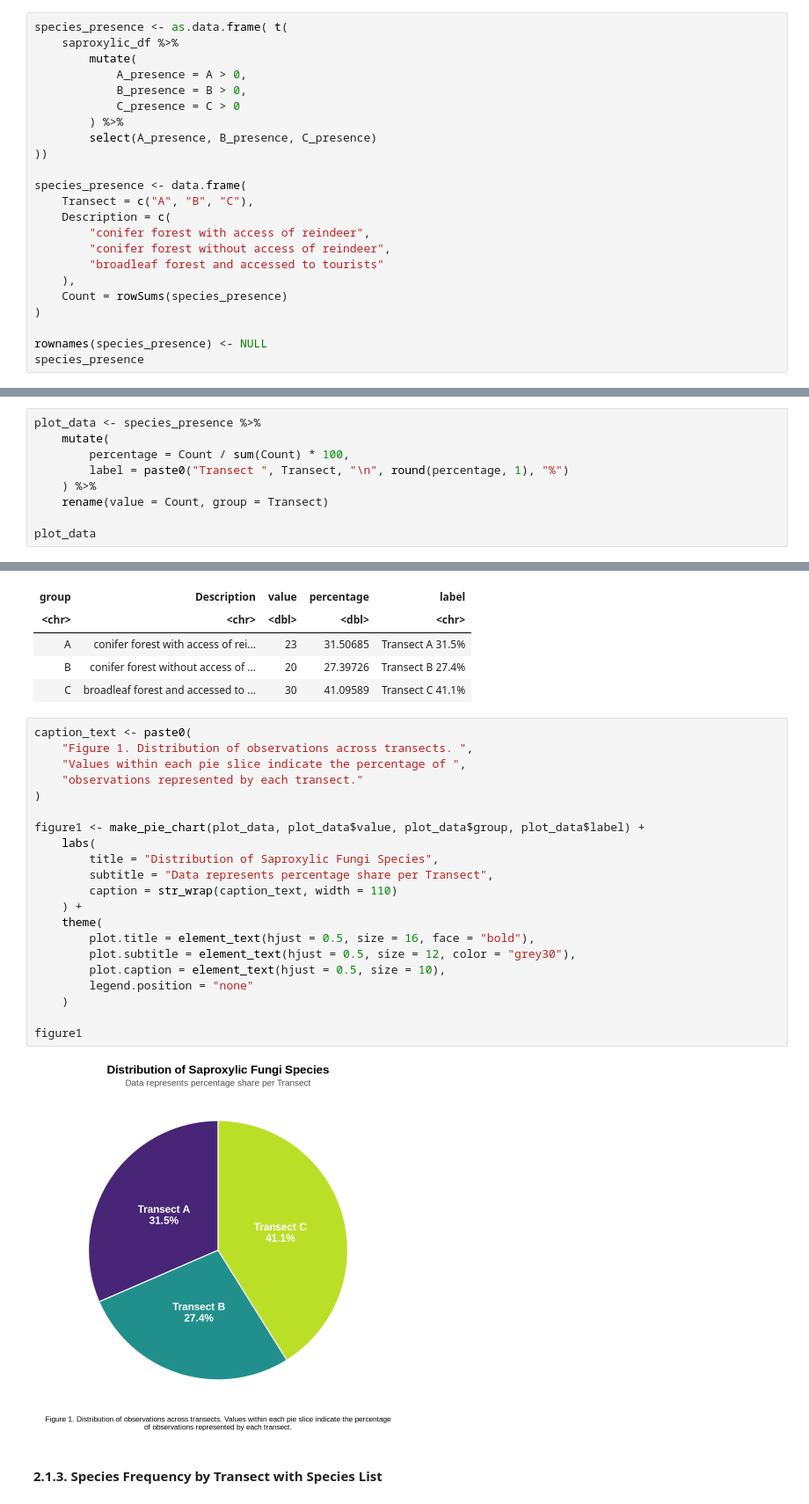
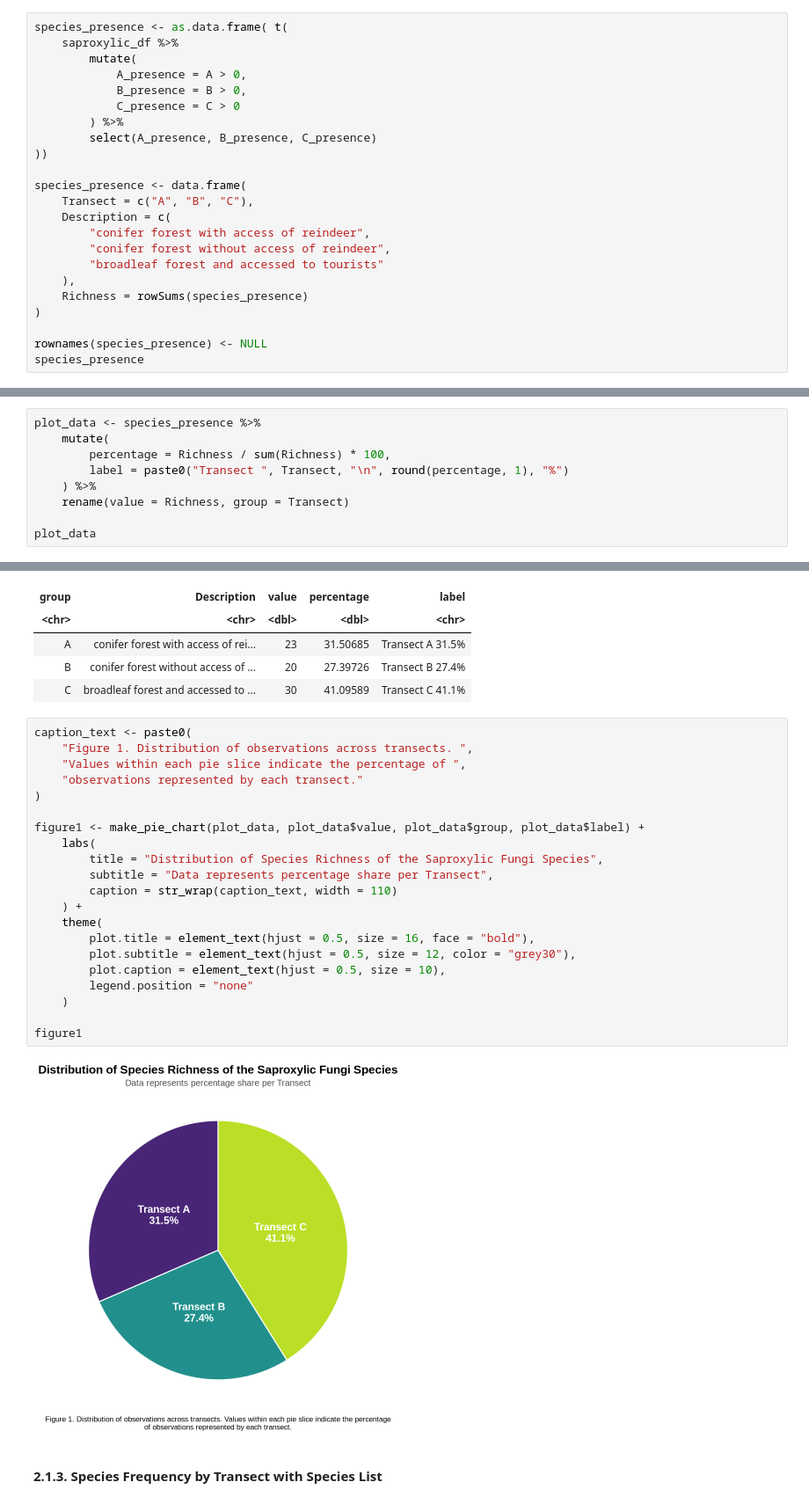
Before and after one commit to joelclim/oulanka-mycopins, a Jupyter notebook: notebooks/1-Exploratory-Data-Analysis.ipynb, the cells around one changed output, grey strips where cells are left out. Shown at 88% size. Cells and saved outputs as stored; diff of their text form.

```diff
--- a/notebooks/1-Exploratory-Data-Analysis.ipynb
+++ b/notebooks/1-Exploratory-Data-Analysis.ipynb
@@ -302,7 +293,7 @@ species_presence <- data.frame(
         "conifer forest without access of reindeer",
         "broadleaf forest and accessed to tourists"
     ),
-    Count = rowSums(species_presence)
+    Richness = rowSums(species_presence)
 )
 
 rownames(species_presence) <- NULL
@@ -346,10 +337,10 @@ Table 1: Species richness of saproxylic fungi across transects
 # %%
 plot_data <- species_presence %>%
     mutate(
-        percentage = Count / sum(Count) * 100,
+        percentage = Richness / sum(Richness) * 100,
         label = paste0("Transect ", Transect, "\n", round(percentage, 1), "%")
     ) %>%
-    rename(value = Count, group = Transect)
+    rename(value = Richness, group = Transect)
 
 plot_data
 # %% [output]
@@ -362,26 +353,26 @@ A data.frame: 3 × 5
 # %%
 caption_text <- paste0(
     "Figure 1. Distribution of observations across transects. ",
     "Values within each pie slice indicate the percentage of ",
     "observations represented by each transect."
 )
 
 figure1 <- make_pie_chart(plot_data, plot_data$value, plot_data$group, plot_data$label) +
     labs(
-        title = "Distribution of Saproxylic Fungi Species",
+        title = "Distribution of Species Richness of the Saproxylic Fungi Species",
         subtitle = "Data represents percentage share per Transect",
         caption = str_wrap(caption_text, width = 110)
     ) +
     theme(
         plot.title = element_text(hjust = 0.5, size = 16, face = "bold"),
         plot.subtitle = element_text(hjust = 0.5, size = 12, color = "grey30"),
         plot.caption = element_text(hjust = 0.5, size = 10),
         legend.position = "none"
     )
 
 figure1
 # %% [output]
-[figure, old version]
+[figure, new version]
 # %% [markdown]
 #### 2.1.3. Species Frequency by Transect with Species List
 # %%
```
Also changed, not shown: parts of 7 cells of this notebook, 5 other files.
